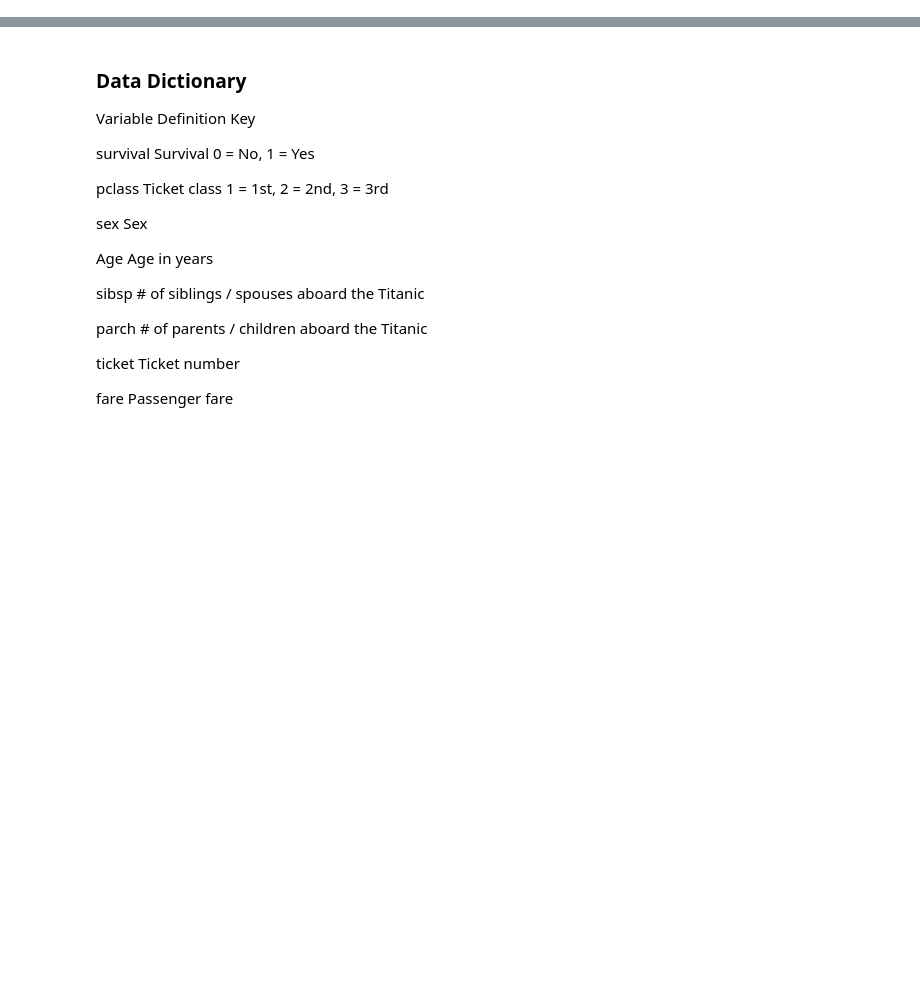
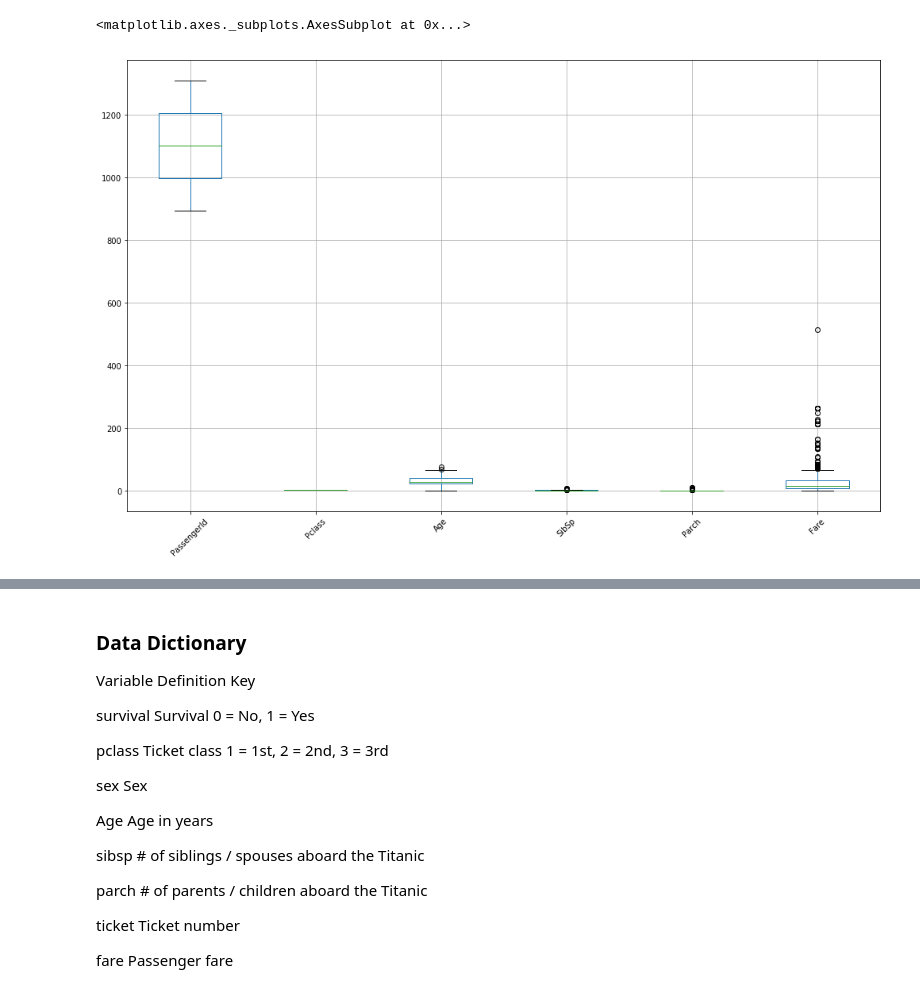
Before and after one commit to Jaquedonin/ProvaIA, a Jupyter notebook: Questao_1.ipynb, the cells around one changed output, grey strips where cells are left out. Drawn from its saved outputs; the diff is of its cells as text; code cells hidden in the pictures; blank space fills up the shorter version.

```diff
--- a/Questao_1.ipynb
+++ b/Questao_1.ipynb
@@ -12,0 +166,9 @@ data.head()
+# %%
+x_size = 17
+y_size = x_size * (8/13)
+plt.figure(figsize = (x_size, y_size))
+
+data.boxplot(rot=45)
+# %% [output]
+<matplotlib.axes._subplots.AxesSubplot at 0x...>
+[figure, added]
```
Also changed, not shown: parts of 19 cells of this notebook.
